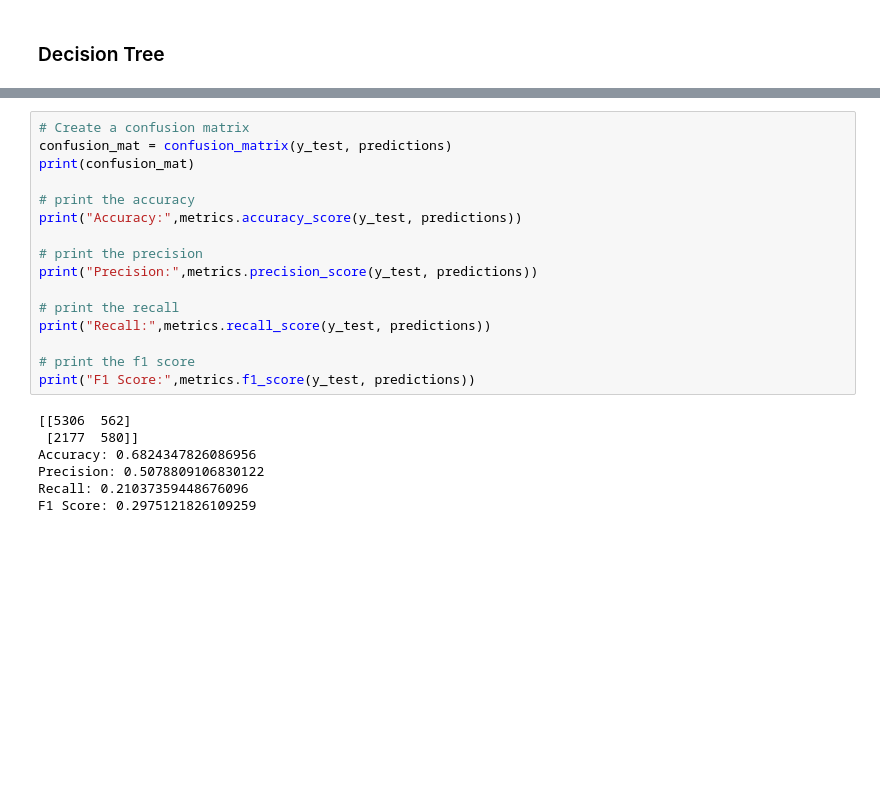
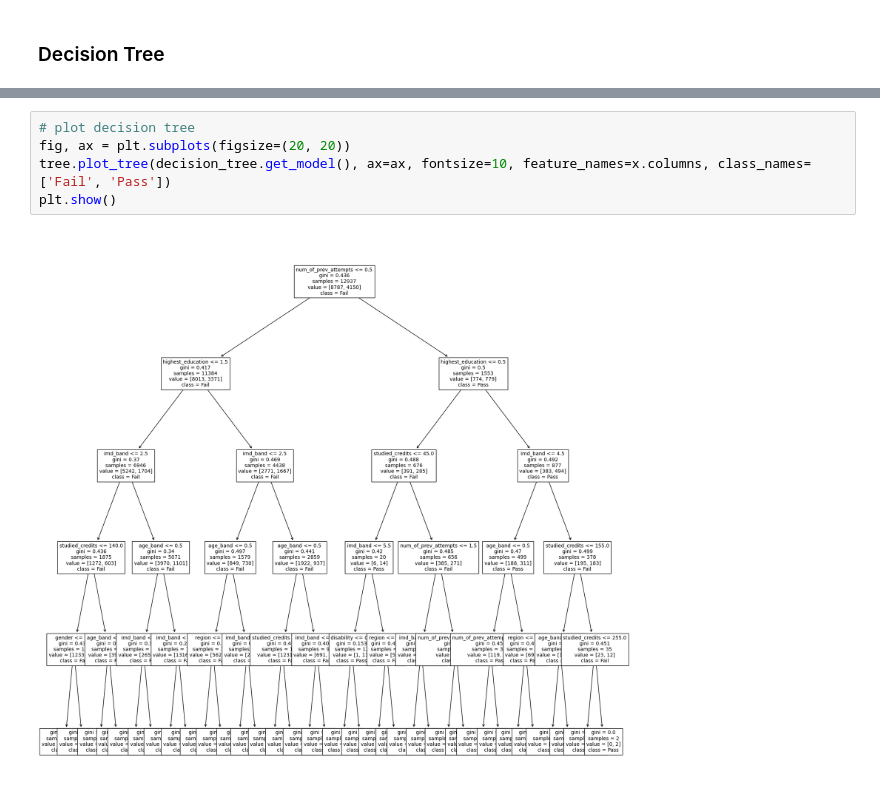
Before and after one commit to randmon/ucll_ti_data_and_ai_group_assignments, a Jupyter notebook: Assignment 3/modelling.ipynb, the cells around one changed output, grey strips where cells are left out. Saved outputs shown, nothing was run; the diff lists cells and outputs as text; blank space fills up the shorter version.

```diff
--- a/Assignment 3/modelling.ipynb
+++ b/Assignment 3/modelling.ipynb
@@ -456,23 +210,7 @@ KeyboardInterrupt:
-# %%
-# Create a confusion matrix
-confusion_mat = confusion_matrix(y_test, predictions)
-print(confusion_mat)
-
-# print the accuracy
-print("Accuracy:",metrics.accuracy_score(y_test, predictions))
-
-# print the precision
-print("Precision:",metrics.precision_score(y_test, predictions))
-
-# print the recall
-print("Recall:",metrics.recall_score(y_test, predictions))
-
-# print the f1 score
-print("F1 Score:",metrics.f1_score(y_test, predictions))
-# %% [output]
-[[5306  562]
- [2177  580]]
-Accuracy: 0.6824347826086956
-Precision: 0.5078809106830122
-Recall: 0.21037359448676096
-F1 Score: 0.2975121826109259
+# %%
+# plot decision tree
+fig, ax = plt.subplots(figsize=(20, 20))
+tree.plot_tree(decision_tree.get_model(), ax=ax, fontsize=10, feature_names=x.columns, class_names=['Fail', 'Pass'])
+plt.show()
+# %% [output]
+[figure, added]
```
Also changed, not shown: parts of 86 cells of this notebook, 2 other files.
